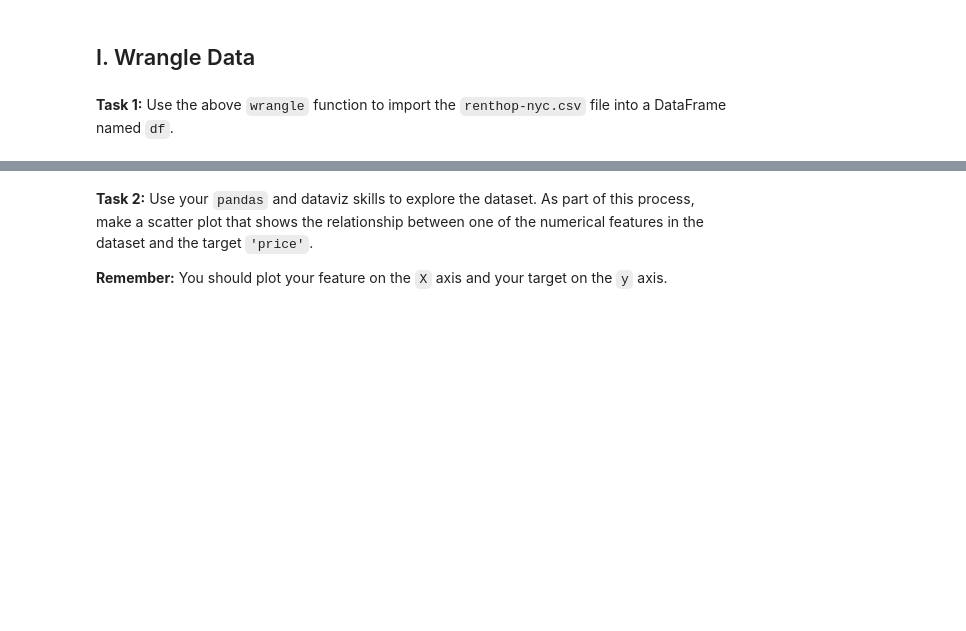
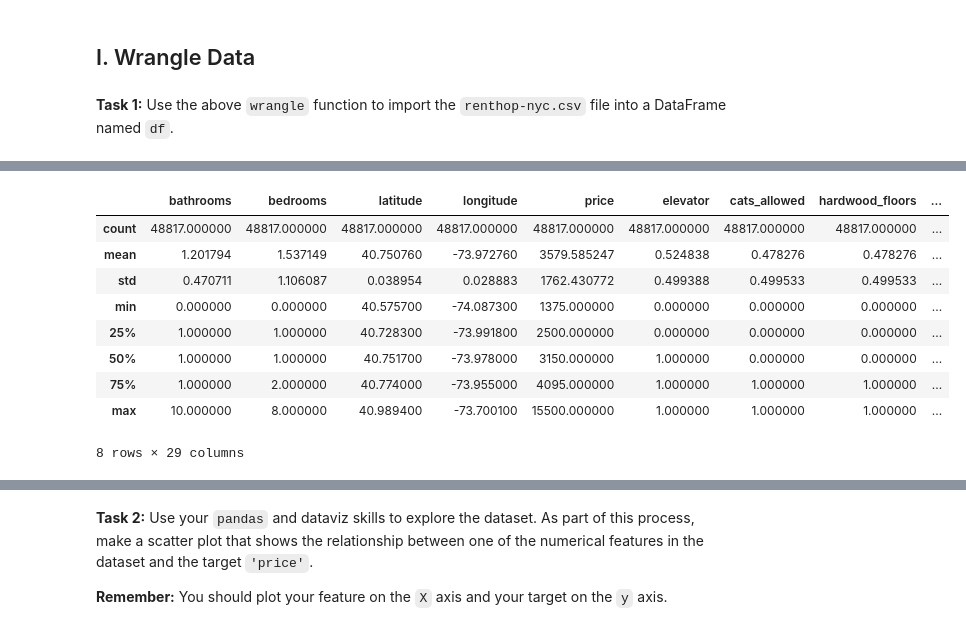
Before and after one commit to sikoh/DS-Linear-Models, a Jupyter notebook: Linear-Regression-1/DS_Regression_1_Homework.ipynb, the cells around one changed output, grey strips where cells are left out. Saved outputs shown, nothing was run; the diff lists cells and outputs as text; code cells hidden in the pictures; blank space fills up the shorter version.

```diff
--- a/Linear-Regression-1/DS_Regression_1_Homework.ipynb
+++ b/Linear-Regression-1/DS_Regression_1_Homework.ipynb
@@ -59,0 +108,13 @@ df = ...
+# %%
+df.describe()
+# %% [output]
+|  | bathrooms | bedrooms | latitude | longitude | price | elevator | cats_allowed | hardwood_floors | ... |
+| count | 48817.000000 | 48817.000000 | 48817.000000 | 48817.000000 | 48817.000000 | 48817.000000 | 48817.000000 | 48817.000000 | ... |
+| mean | 1.201794 | 1.537149 | 40.750760 | -73.972760 | 3579.585247 | 0.524838 | 0.478276 | 0.478276 | ... |
+| std | 0.470711 | 1.106087 | 0.038954 | 0.028883 | 1762.430772 | 0.499388 | 0.499533 | 0.499533 | ... |
+| min | 0.000000 | 0.000000 | 40.575700 | -74.087300 | 1375.000000 | 0.000000 | 0.000000 | 0.000000 | ... |
+| 25% | 1.000000 | 1.000000 | 40.728300 | -73.991800 | 2500.000000 | 0.000000 | 0.000000 | 0.000000 | ... |
+| 50% | 1.000000 | 1.000000 | 40.751700 | -73.978000 | 3150.000000 | 1.000000 | 0.000000 | 0.000000 | ... |
+| 75% | 1.000000 | 2.000000 | 40.774000 | -73.955000 | 4095.000000 | 1.000000 | 1.000000 | 1.000000 | ... |
+| max | 10.000000 | 8.000000 | 40.989400 | -73.700100 | 15500.000000 | 1.000000 | 1.000000 | 1.000000 | ... |
+8 rows × 29 columns
```
Also changed, not shown: parts of 22 cells of this notebook.
